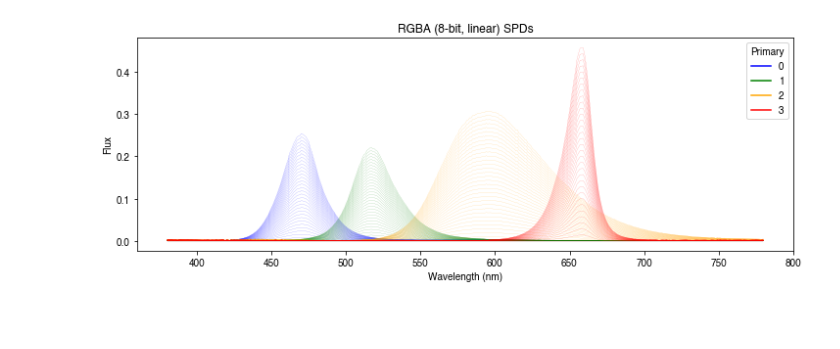
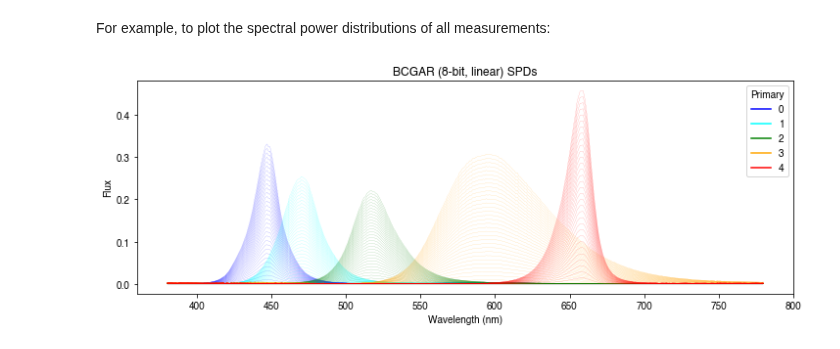
Before and after one commit to PySilentSubstitution/pysilsub, a Jupyter notebook: docs/source/03a_stimulation_devices.ipynb, the cells around one changed output. Drawn from its saved outputs; the diff is of its cells as text; code cells hidden in the pictures; blank space fills up the shorter version.

```diff
--- a/docs/source/03a_stimulation_devices.ipynb
+++ b/docs/source/03a_stimulation_devices.ipynb
@@ -36,14 +44,16 @@ data
 # %%
-from silentsub.device import StimulationDevice
+from pysilsub.device import StimulationDevice
 
 device = StimulationDevice(
-    resolutions=[256]*4,
-    colors=['blue', 'green', 'orange', 'red'],
+    resolutions=[255]*5,
+    colors=['blue', 'cyan', 'green', 'orange', 'red'],
     spds=data,
     spd_binwidth=1,
-    name='RGBA (8-bit, linear)'
+    name='BCGAR (8-bit, linear)'
 )
-
-fig = device.plot_spds()
-# %% [output]
-[figure, removed]
+# %% [markdown]
+For example, to plot the spectral power distributions of all measurements:
+# %%
+spd_fig = device.plot_spds()
+# %% [output]
+[figure, added]
```
Also changed, not shown: parts of 20 cells of this notebook, 18 other files.
